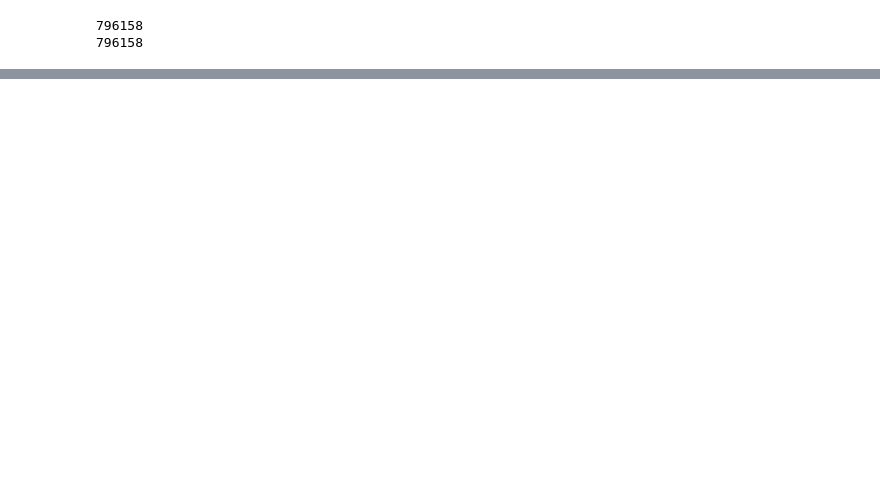
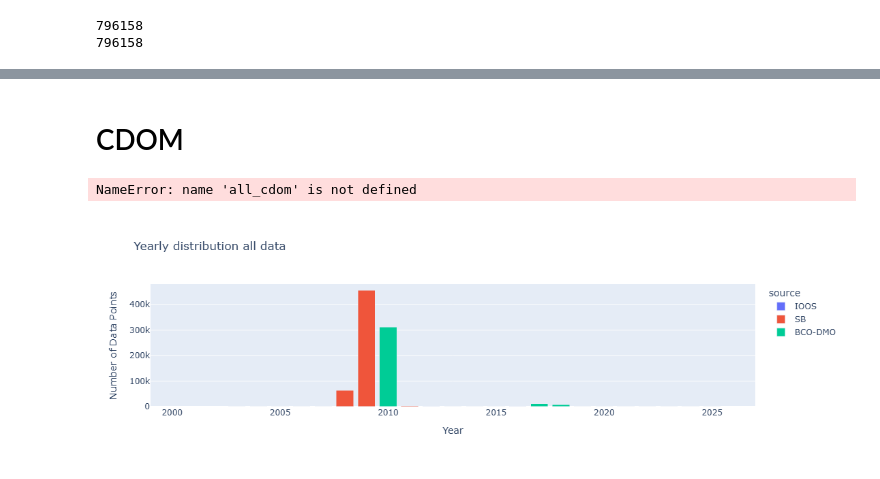
Before and after one commit to NEFSC/READ-EDAB-GMilton-CoastalChlorophyll, a Jupyter notebook: Code/id_finaldf.ipynb, the cells around one changed output, grey strips where cells are left out. Cells and saved outputs as stored; diff of their text form; code cells hidden in the pictures; blank space fills up the shorter version.

```diff
--- a/Code/id_finaldf.ipynb
+++ b/Code/id_finaldf.ipynb
@@ -341,0 +360,2 @@ Name: count, Length: 51131, dtype: int64
+# %% [markdown]
+# CDOM
@@ -341,0 +376,20 @@ Name: count, Length: 51131, dtype: int64
+# %%
+dfs=[seabass,ioos,bcodmo]
+all_cdom = pd.concat(dfs).reset_index(drop=True)
+all_cdom = all_cdom.dropna(subset=['cdom'])
+all_cdom = all_cdom.drop_duplicates()
+# %%
+#first, create a temporary column that has the xperiment names but without special charecters (_,-,',(,[)
+all_cdom['temp_exp'] = all_cdom['experiment'].str.replace('_', '', regex=False)
+all_cdom['temp_exp'] = all_cdom['temp_exp'].str.replace('-', '', regex=False)
+all_cdom['temp_exp'] = all_cdom['temp_exp'].str.replace(' ', '', regex=False)
+all_cdom['temp_exp'] = all_cdom['temp_exp'].str.replace('(', '', regex=False)
+all_cdom['temp_exp'] = all_cdom['temp_exp'].str.replace(')', '', regex=False)
+all_cdom['temp_exp'] = all_cdom['temp_exp'].str.replace('[', '', regex=False)
+all_cdom['temp_exp'] = all_cdom['temp_exp'].str.replace(']', '', regex=False)
+# %% [output]
+NameError: name 'all_cdom' is not defined
+# %%
+all_cdom['ID_code'] = all_cdom['source'].astype(str) + '_' + all_cdom['temp_exp'].astype(str) + '_' + all_cdom['datetime'].dt.strftime('%Y%m%d-%H%M%S').astype(str) + '_' + all_cdom['lat'].astype(str) + '_' + all_cdom['lon'].astype(str) +'_' + all_cdom['depth'].astype(str)+'m'
+#add sequential sample number to repeated id tags
+all_cdom['ID_code'] = all_cdom['ID_code'] + '_' + all_cdom.groupby('ID_code').cumcount().astype(str)
@@ -341,0 +399,2 @@ Name: count, Length: 51131, dtype: int64
+# %%
+all_cdom=all_cdom[['datetime','lon','lat','depth','cdom','DOI_url','affiliations','investigators','experiment', 'cruise', 'station', 'source','ID_code']]
@@ -341,0 +403,19 @@ Name: count, Length: 51131, dtype: int64
+# %%
+year_test=all_cdom.copy()
+year_test['datetime'] = pd.to_datetime(year_test['datetime'])
+year_test['year'] = year_test['datetime'].dt.year
+grouped = year_test.groupby(['year', 'source']).size().reset_index(name='DataPoints')
+
+# Create bar chart
+fig = px.bar(
+    grouped,
+    x='year',
+    y='DataPoints',
+    color='source',
+    title='Yearly distribution all data',
+    labels={'year': 'Year', 'DataPoints': 'Number of Data Points', 'metadata': 'Metadata'},)
+fig.update_xaxes(range=[1999,2027])
+fig.update_layout(barmode='stack')  # ensures stacking
+fig.show()
+# %% [output]
+[figure, added]
```
Also changed, not shown: parts of 26 cells of this notebook.
